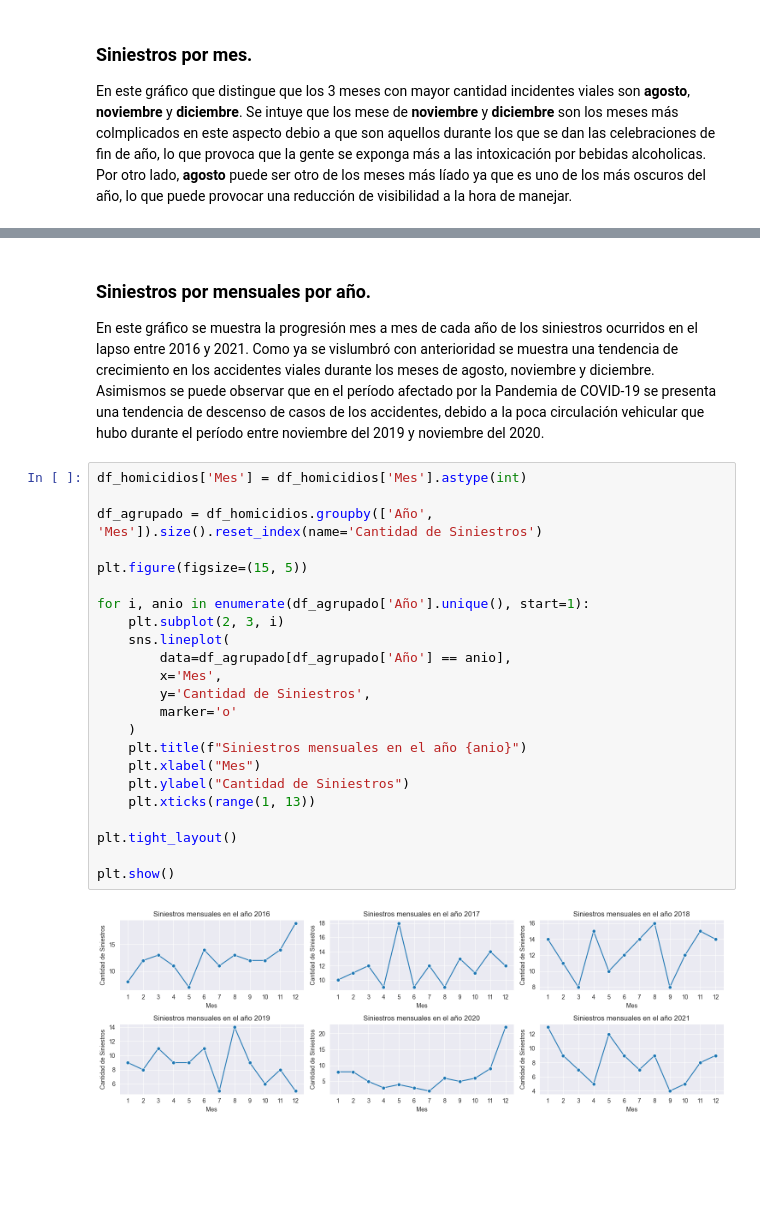
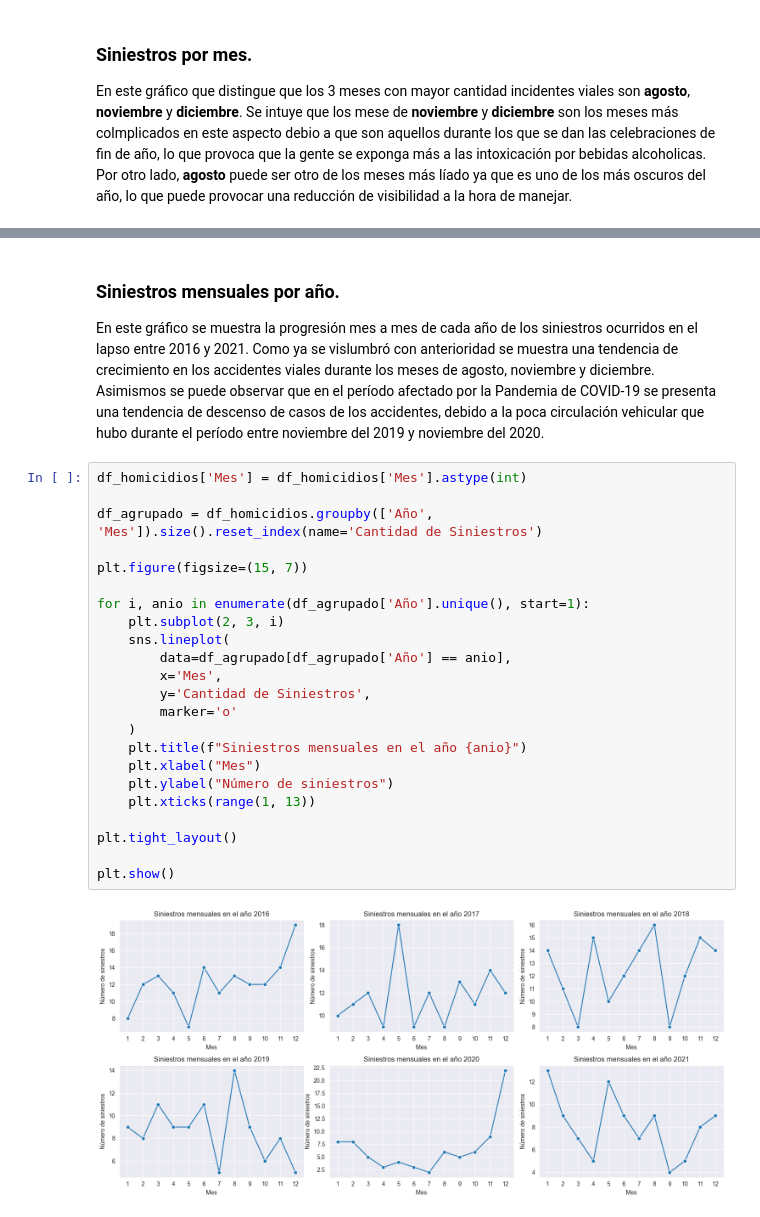
Before and after one commit to FedeZell/PI-Data-Analysis, a Jupyter notebook: Notebooks/EDA.ipynb, the cells around one changed output, grey strips where cells are left out. Drawn from its saved outputs; the diff is of its cells as text; blank space fills up the shorter version.

```diff
--- a/Notebooks/EDA.ipynb
+++ b/Notebooks/EDA.ipynb
@@ -209,28 +209,28 @@ plt.show()
 # %% [markdown]
-### Siniestros por mensuales por año.
+### Siniestros mensuales por año.
 En este gráfico se muestra la progresión mes a mes de cada año de los siniestros ocurridos en el lapso entre 2016 y 2021. Como ya se vislumbró con anterioridad se muestra una tendencia de crecimiento en los accidentes viales durante los meses de agosto, noviembre y diciembre. Asimismos se puede observar que en el período afectado por la Pandemia de COVID-19 se presenta una tendencia de descenso de casos de los accidentes, debido a la poca circulación vehicular que hubo durante el período entre noviembre del 2019 y noviembre del 2020.
 # %%
 df_homicidios['Mes'] = df_homicidios['Mes'].astype(int)
 
 df_agrupado = df_homicidios.groupby(['Año', 'Mes']).size().reset_index(name='Cantidad de Siniestros')
 
-plt.figure(figsize=(15, 5))
+plt.figure(figsize=(15, 7))
 
 for i, anio in enumerate(df_agrupado['Año'].unique(), start=1):
     plt.subplot(2, 3, i)
     sns.lineplot(
         data=df_agrupado[df_agrupado['Año'] == anio],
         x='Mes',
         y='Cantidad de Siniestros',
         marker='o'
     )
     plt.title(f"Siniestros mensuales en el año {anio}")
     plt.xlabel("Mes")
-    plt.ylabel("Cantidad de Siniestros")
+    plt.ylabel("Número de siniestros")
     plt.xticks(range(1, 13))
 
 plt.tight_layout()
 
 plt.show()
 # %% [output]
-[figure, old version]
+[figure, new version]
```
Also changed, not shown: parts of 5 cells of this notebook.
